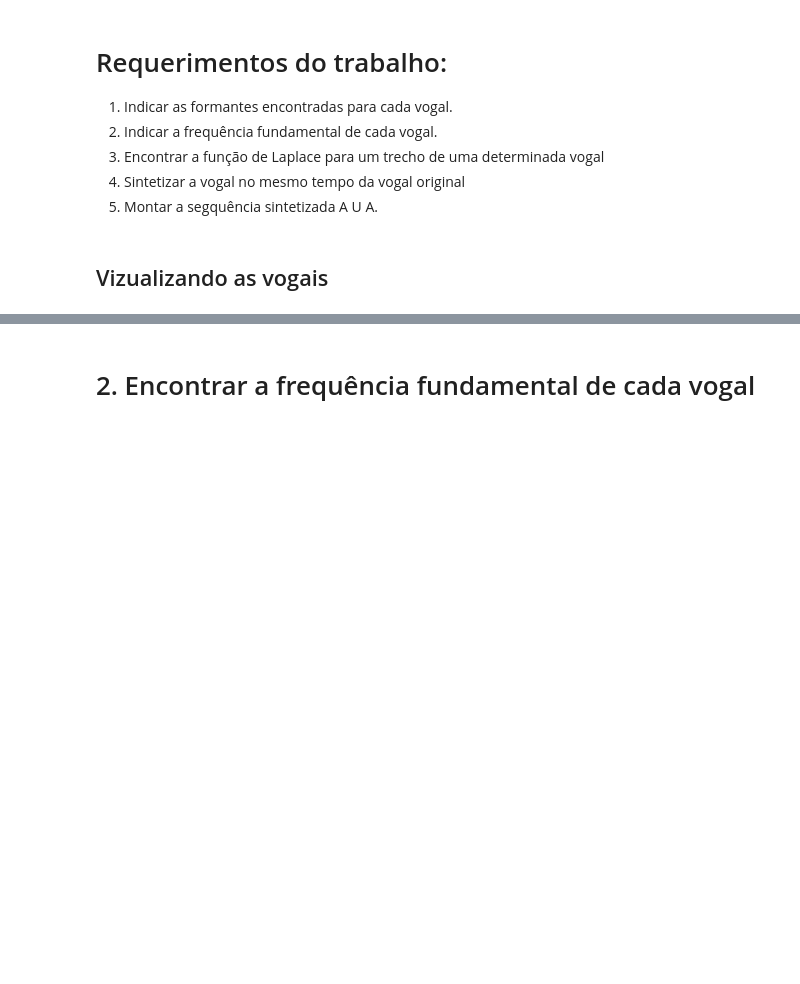
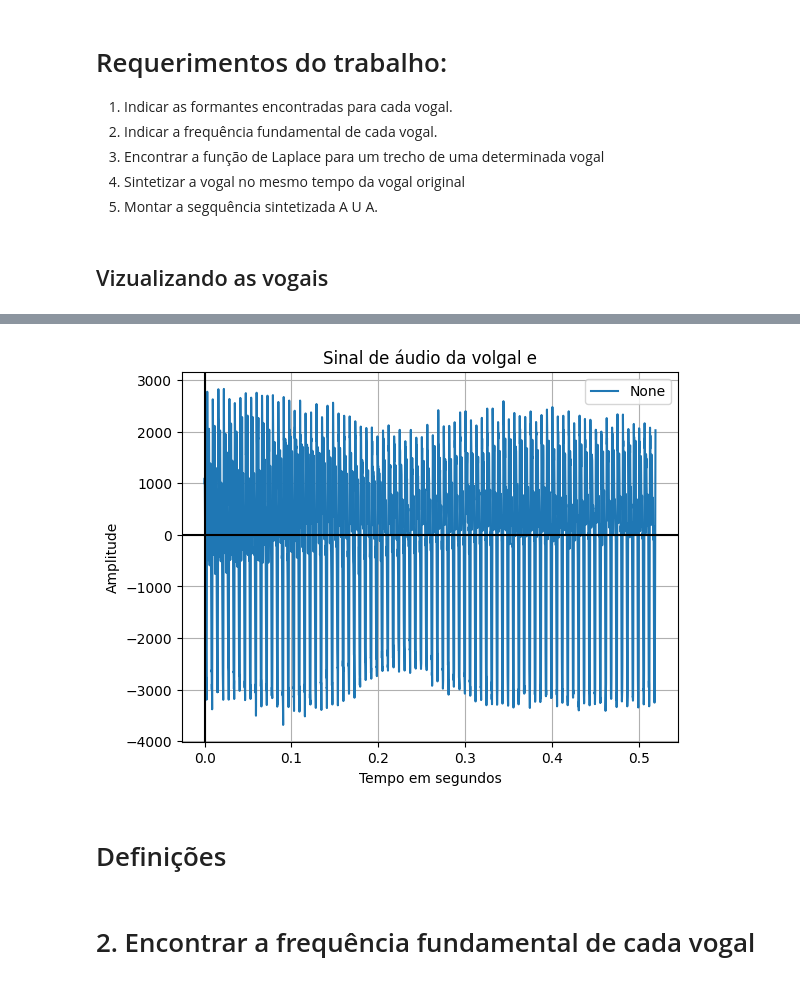
Before and after one commit to Rubiozito/Sistemas-e-Sinais, a Jupyter notebook: Trabalho_Final_sinais/Tfinal_sinais.ipynb, the cells around one changed output, grey strips where cells are left out. Saved outputs shown, nothing was run; the diff lists cells and outputs as text; code cells hidden in the pictures; blank space fills up the shorter version.

```diff
--- a/Trabalho_Final_sinais/Tfinal_sinais.ipynb
+++ b/Trabalho_Final_sinais/Tfinal_sinais.ipynb
@@ -54,0 +56,7 @@ fs_e, Vg_e = wav.read('2 - Fourier_Vogais_e.wav')
+# %%
+fs_e, Vg_e = wav.read('2 - Fourier_Vogais_e.wav')
+length_e = Vg_e.shape[0] / fs_e
+time_e = np.linspace(0., length_e, Vg_e.shape[0])
+plotar_grafico(time_e, Vg_e, 'Sinal de áudio da volgal e', label_x='Tempo em segundos', label_y='Amplitude')
+Audio(Vg_e, rate=fs_e)
+# %% [output]
@@ -55 +64,4 @@ fs_e, Vg_e = wav.read('2 - Fourier_Vogais_e.wav')
+[figure, added]
+# %% [markdown]
+# Definições
 # %%
```
Also changed, not shown: parts of 8 cells of this notebook.
